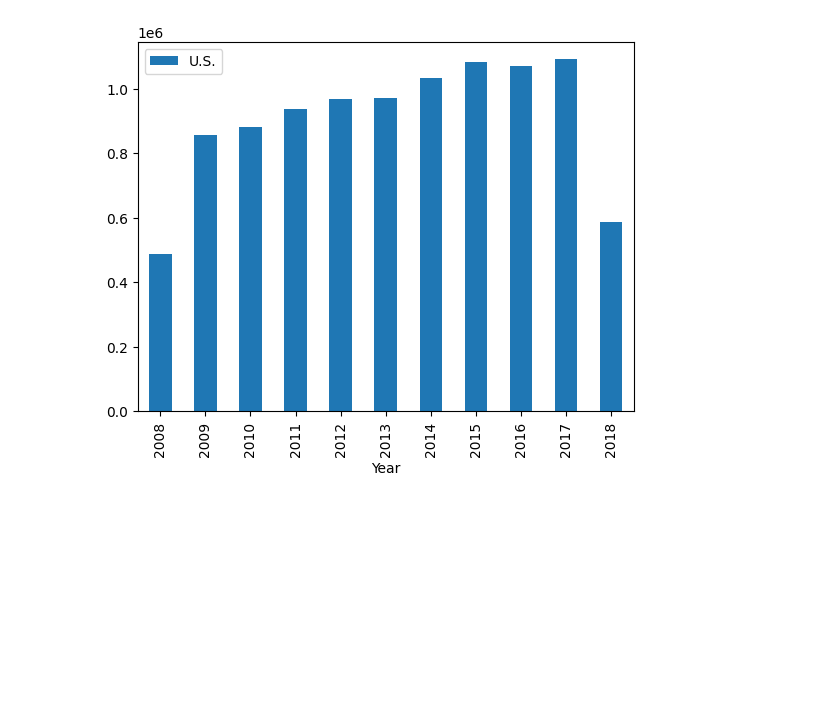
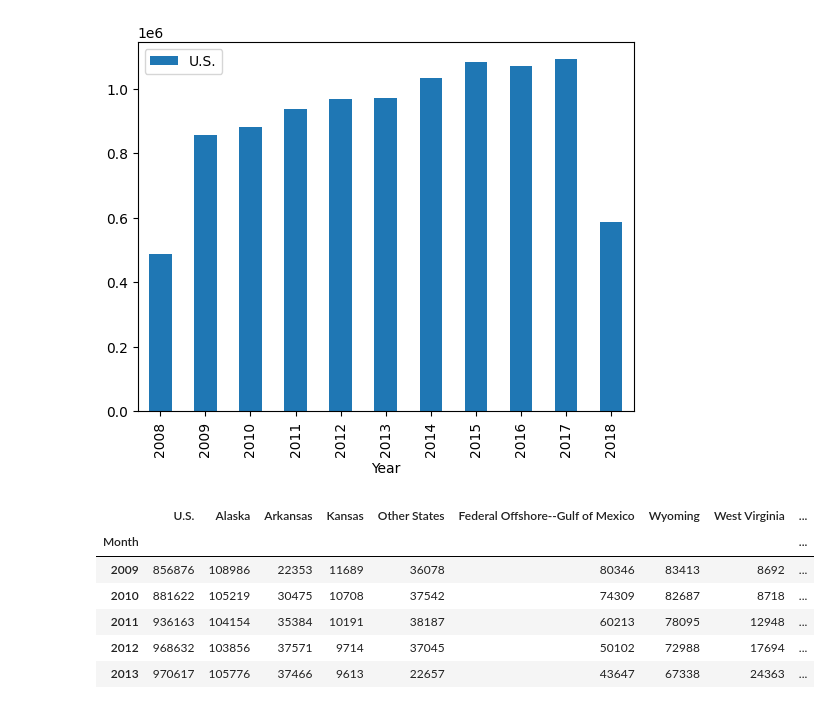
Before and after one commit to melis-gezer/data-us-oil-and-gas-production, a Jupyter notebook: oil_and_gas.ipynb, the cells around one changed output. Drawn from its saved outputs; the diff is of its cells as text; code cells hidden in the pictures; blank space fills up the shorter version.

```diff
--- a/oil_and_gas.ipynb
+++ b/oil_and_gas.ipynb
@@ -106,3 +106,17 @@ plot = yearly_gas_df.filter(items=['U.S.']).plot(kind="bar")
 plot.set_xlabel("Year");
 # %% [output]
 [figure]
+# %%
+months_per_year = gas_df.groupby(gas_df["Month"].dt.year)["Month"].count()
+full_years = months_per_year[months_per_year == 12].index
+
+filtered_yearly_gas_df = yearly_gas_df.loc[full_years]
+filtered_yearly_gas_df.head()
+# %% [output]
+|  | U.S. | Alaska | Arkansas | Kansas | Other States | Federal Offshore--Gulf of Mexico | Wyoming | West Virginia | ... |
+| Month |  |  |  |  |  |  |  |  | ... |
+| 2009 | 856876 | 108986 | 22353 | 11689 | 36078 | 80346 | 83413 | 8692 | ... |
+| 2010 | 881622 | 105219 | 30475 | 10708 | 37542 | 74309 | 82687 | 8718 | ... |
+| 2011 | 936163 | 104154 | 35384 | 10191 | 38187 | 60213 | 78095 | 12948 | ... |
+| 2012 | 968632 | 103856 | 37571 | 9714 | 37045 | 50102 | 72988 | 17694 | ... |
+| 2013 | 970617 | 105776 | 37466 | 9613 | 22657 | 43647 | 67338 | 24363 | ... |
```
Also changed, not shown: parts of 9 cells of this notebook.
